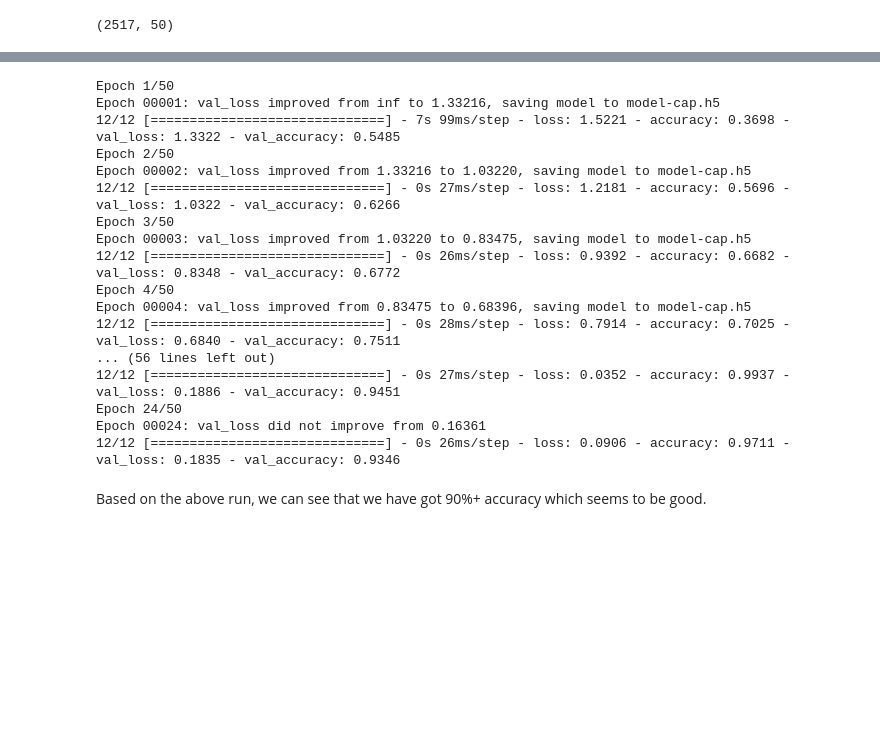
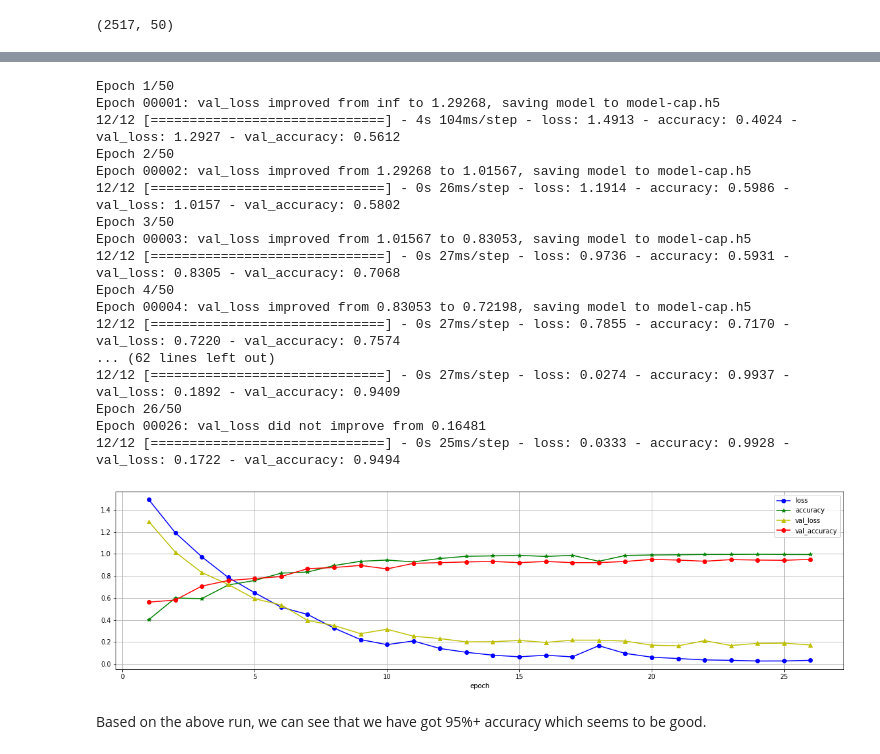
Before and after one commit to girijeshcse/chatbot_savy, a Jupyter notebook: notebooks/Initial.ipynb, the cells around one changed output, grey strips where cells are left out. Drawn from its saved outputs; the diff is of its cells as text; code cells hidden in the pictures; blank space fills up the shorter version.

```diff
--- a/notebooks/Initial.ipynb
+++ b/notebooks/Initial.ipynb
@@ -458,26 +556,50 @@ es = EarlyStopping(monitor="val_loss", patience=5, mode="min")
-# %%
-history = model.fit(train_padded, y_train,
-                    validation_data = (test_padded, y_test),
-                    epochs = 50,
-                    batch_size = 100,
-                    callbacks = [mc, es])
-# %% [output]
-Epoch 1/50
-Epoch 00001: val_loss improved from inf to 1.33216, saving model to model-cap.h5
-12/12 [==============================] - 7s 99ms/step - loss: 1.5221 - accuracy: 0.3698 - val_loss: 1.3322 - val_accuracy: 0.5485
-Epoch 2/50
-Epoch 00002: val_loss improved from 1.33216 to 1.03220, saving model to model-cap.h5
-12/12 [==============================] - 0s 27ms/step - loss: 1.2181 - accuracy: 0.5696 - val_loss: 1.0322 - val_accuracy: 0.6266
-Epoch 3/50
-Epoch 00003: val_loss improved from 1.03220 to 0.83475, saving model to model-cap.h5
-12/12 [==============================] - 0s 26ms/step - loss: 0.9392 - accuracy: 0.6682 - val_loss: 0.8348 - val_accuracy: 0.6772
-Epoch 4/50
-Epoch 00004: val_loss improved from 0.83475 to 0.68396, saving model to model-cap.h5
-12/12 [==============================] - 0s 28ms/step - loss: 0.7914 - accuracy: 0.7025 - val_loss: 0.6840 - val_accuracy: 0.7511
-... (56 lines left out)
-12/12 [==============================] - 0s 27ms/step - loss: 0.0352 - accuracy: 0.9937 - val_loss: 0.1886 - val_accuracy: 0.9451
-Epoch 24/50
-Epoch 00024: val_loss did not improve from 0.16361
-12/12 [==============================] - 0s 26ms/step - loss: 0.0906 - accuracy: 0.9711 - val_loss: 0.1835 - val_accuracy: 0.9346
+# %%
+# Check if trained model already exists, if it does, load the weights, otherwise train and plot the figure
+
+savedModel = '/content/drive/My Drive/Colab Notebooks/Capstone/Capstone_NN_weights.h5'
+
+if os.path.isfile(savedModel):
+  model.load_weights(savedModel)
+else:
+  mc = ModelCheckpoint("model-cap.h5", monitor="val_loss", verbose=1, save_best_only=True, save_weights_only=True, mode="min")
+  es = EarlyStopping(monitor="val_loss", patience=5, mode="min")
+  history = model.fit(train_padded, y_train,
+                    validation_data = (test_padded, y_test),
+                    epochs = 50,
+                    batch_size = 100,
+                    callbacks = [mc, es])
+
+  plt.figure()
+  L = len(history.history["loss"]) + 1
+  plt.plot(range(1, L), history.history["loss"], "bo-", label = "loss")
+  plt.plot(range(1, L), history.history["accuracy"], "g*-", label = "accuracy")
+  plt.plot(range(1, L), history.history["val_loss"], "y^-", label = "val_loss")
+  plt.plot(range(1, L), history.history["val_accuracy"], "ro-", label = "val_accuracy")
+  plt.legend()
+  plt.xlabel("epoch")
+  plt.grid()
+  plt.show()
+
+  model.save(savedModel.replace('_weights', ''))
+  model.save_weights(savedModel)
+# %% [output]
+Epoch 1/50
+Epoch 00001: val_loss improved from inf to 1.29268, saving model to model-cap.h5
+12/12 [==============================] - 4s 104ms/step - loss: 1.4913 - accuracy: 0.4024 - val_loss: 1.2927 - val_accuracy: 0.5612
+Epoch 2/50
+Epoch 00002: val_loss improved from 1.29268 to 1.01567, saving model to model-cap.h5
+12/12 [==============================] - 0s 26ms/step - loss: 1.1914 - accuracy: 0.5986 - val_loss: 1.0157 - val_accuracy: 0.5802
+Epoch 3/50
+Epoch 00003: val_loss improved from 1.01567 to 0.83053, saving model to model-cap.h5
+12/12 [==============================] - 0s 27ms/step - loss: 0.9736 - accuracy: 0.5931 - val_loss: 0.8305 - val_accuracy: 0.7068
+Epoch 4/50
+Epoch 00004: val_loss improved from 0.83053 to 0.72198, saving model to model-cap.h5
+12/12 [==============================] - 0s 27ms/step - loss: 0.7855 - accuracy: 0.7170 - val_loss: 0.7220 - val_accuracy: 0.7574
+... (62 lines left out)
+12/12 [==============================] - 0s 27ms/step - loss: 0.0274 - accuracy: 0.9937 - val_loss: 0.1892 - val_accuracy: 0.9409
+Epoch 26/50
+Epoch 00026: val_loss did not improve from 0.16481
+12/12 [==============================] - 0s 25ms/step - loss: 0.0333 - accuracy: 0.9928 - val_loss: 0.1722 - val_accuracy: 0.9494
+[figure, added]
 # %% [markdown]
-Based on the above run, we can see that we have got 90%+ accuracy which seems to be good.
+Based on the above run, we can see that we have got 95%+ accuracy which seems to be good.
```
Also changed, not shown: parts of 14 cells of this notebook.
